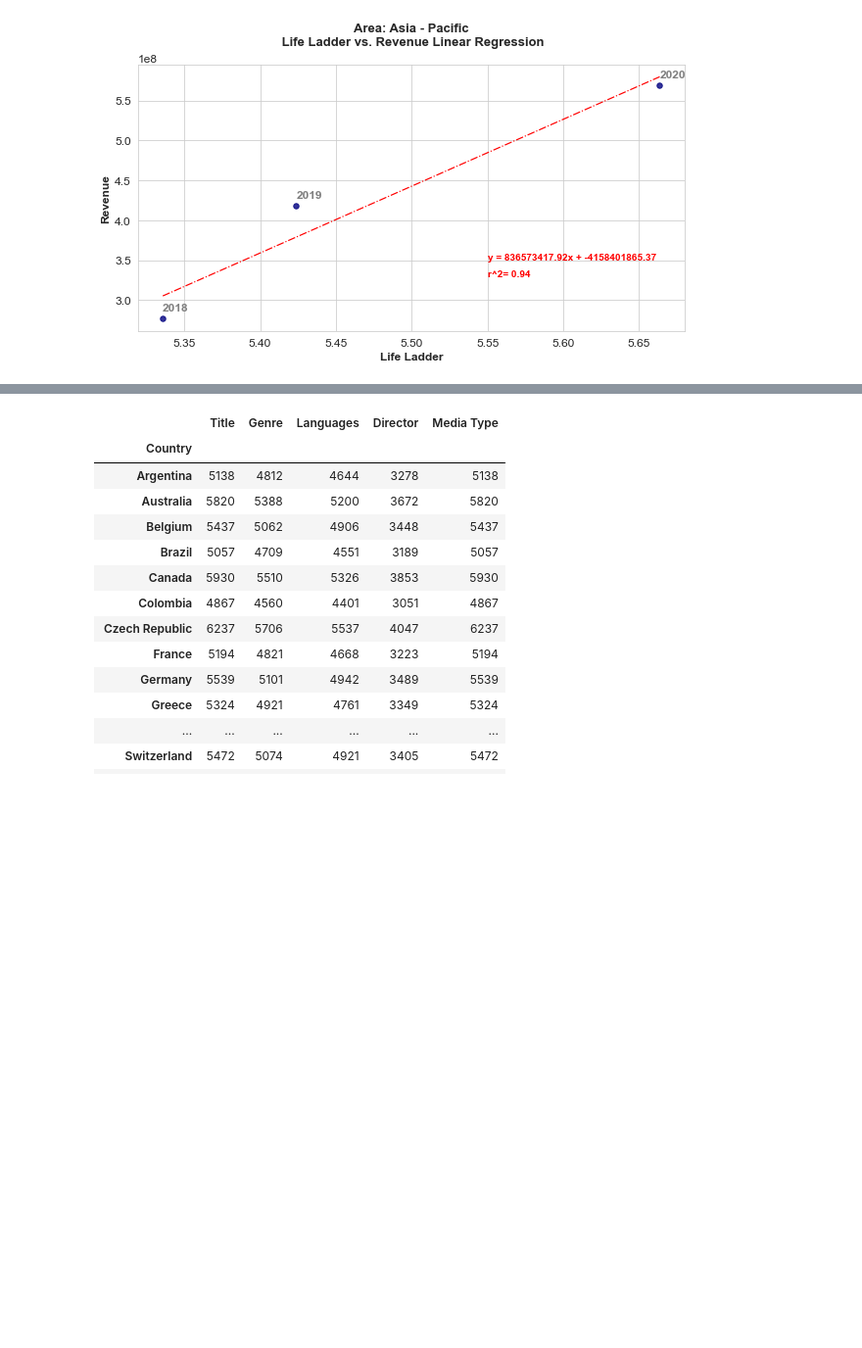
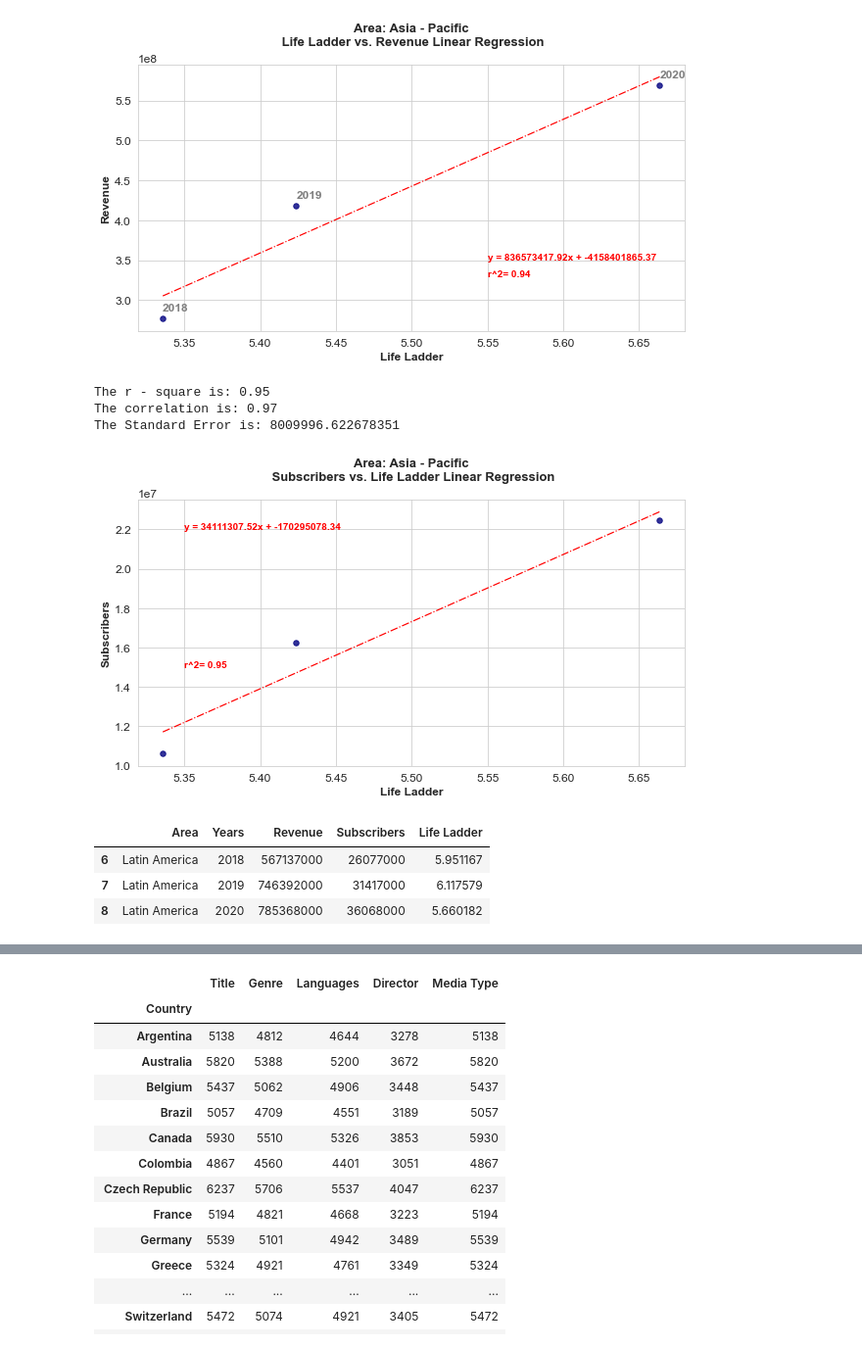
Before and after one commit to adamholcomb/Python-Media-Happiness-Analysis, a Jupyter notebook: HappinessIndex.ipynb, the cells around one changed output, grey strips where cells are left out. Shown at 98% size. Saved outputs shown, nothing was run; the diff lists cells and outputs as text; code cells hidden in the pictures; blank space fills up the shorter version.

```diff
--- a/HappinessIndex.ipynb
+++ b/HappinessIndex.ipynb
@@ -938,3 +953,39 @@ The r - square is: 0.94
 The correlation is: 0.97
 The Standard Error is: 206781969.50446662
 [figure]
+# %%
+# Linear Regression
+def linear_regression_bc(x_axis, y_axis,x,y):
+    corr = round(st.pearsonr(x_axis,y_axis)[0],2)
+    (slope, intercept, rvalue, pvalue, stderr) = st.linregress(x_axis, y_axis)
+    rv = x_axis * slope + intercept
+    le = 'y = ' + str(round(slope,2)) + 'x + ' +str(round(intercept,2))
+    fig1,ax1=plt.subplots(figsize=(10,5))
+    plt.scatter(x_axis, y_axis, color = 'navy', s = 30, alpha = 0.8)
+    plt.plot(x_axis,rv, 'r-.',linewidth =1.2, color = 'red')
+    plt.annotate(le,(x,y), fontsize = 10 , color = 'red',fontweight = 'bold')
+    plt.annotate(f'r^2= {round(rvalue**2,2)}',(x,y-0.07e8),fontsize=10,color="red", fontweight='bold')
+    print(f'The r - square is: {round(rvalue**2,2)}')
+    print(f'The correlation is: {round(corr,2)}')
+    print(f'The Standard Error is: {stderr}')
+
+# asia_pacific
+linear_regression_bc(asia_pacific['Life Ladder'],asia_pacific['Subscribers'], 5.35,2.2e7)
+plt.title(f'Area: Asia - Pacific\n Subscribers vs. Life Ladder Linear Regression\n', fontsize = 13, fontweight = 'bold')
+plt.xlabel('Life Ladder', fontsize = 12,fontweight = 'bold')
+plt.ylabel('Subscribers', fontsize = 12,fontweight = 'bold')
+plt.savefig('Images/Asia_Pacific_Subscribers_vs_Life_Ladder_Linear_Regression.png')
+plt.savefig('Images/Asia_Pacific_Subscribers_vs_Life_Ladder_Linear_Regression.jpg')
+plt.show()
+# %% [output]
+The r - square is: 0.95
+The correlation is: 0.97
+The Standard Error is: 8009996.622678351
+[figure, added]
+# %%
+latin_america
+# %% [output]
+|  | Area | Years | Revenue | Subscribers | Life Ladder |
+| 6 | Latin America | 2018 | 567137000 | 26077000 | 5.951167 |
+| 7 | Latin America | 2019 | 746392000 | 31417000 | 6.117579 |
+| 8 | Latin America | 2020 | 785368000 | 36068000 | 5.660182 |
```
Also changed, not shown: parts of 7 cells of this notebook, 12 other files.
